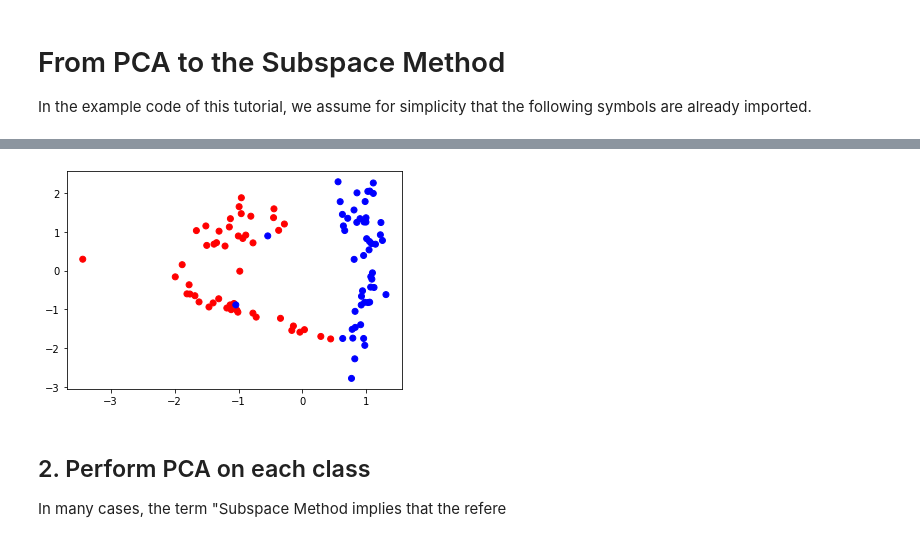
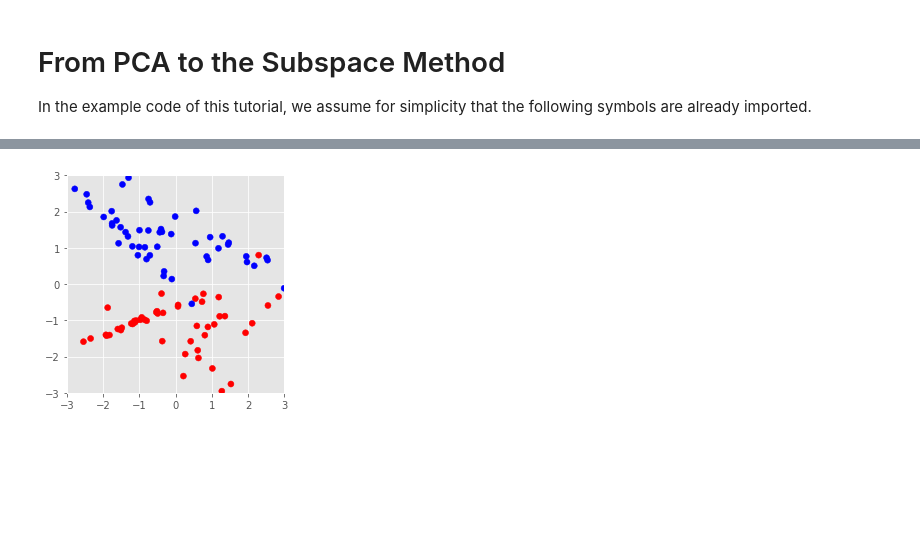
Before and after one commit to AtomScott/PySubspace, a Jupyter notebook: notebooks/From PCA to the Subspace Method.ipynb, the cells around one changed output, grey strips where cells are left out. Saved outputs shown, nothing was run; the diff lists cells and outputs as text; code cells hidden in the pictures; blank space fills up the shorter version.

```diff
--- a/notebooks/From PCA to the Subspace Method.ipynb
+++ b/notebooks/From PCA to the Subspace Method.ipynb
@@ -32,14 +38,15 @@ We will conduct the procedure in the following steps.
 # %%
-# Create a random set of data
+plt.style.use('ggplot')
+
+# Create a random set of data of 2 dimensions
 X, y = make_classification(n_features=2, n_redundant=0)
 
 # Plot the dataset
 cm_bright = ListedColormap(['#FF0000', '#0000FF'])
 plt.scatter(*X.T, c=y,cmap=cm_bright)
+plt.xlim(-3,3)
+plt.ylim(-3,3)
+plt.axes().set_aspect('equal')
 plt.show()
 # %% [output]
-[figure, old version]
+[figure, new version]
-# %% [markdown]
-## 2. Perform PCA on each class
-
-In many cases, the term "Subspace Method implies that the refere
```
Also changed, not shown: parts of 36 cells of this notebook, 42 other files.
